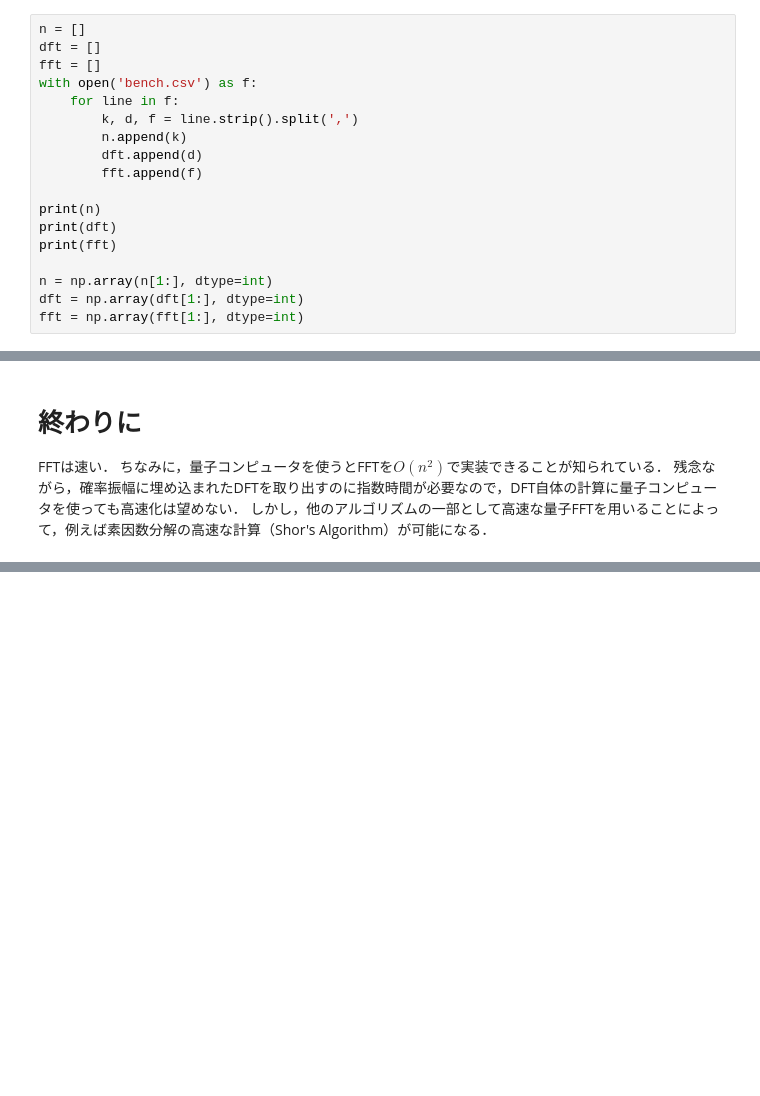
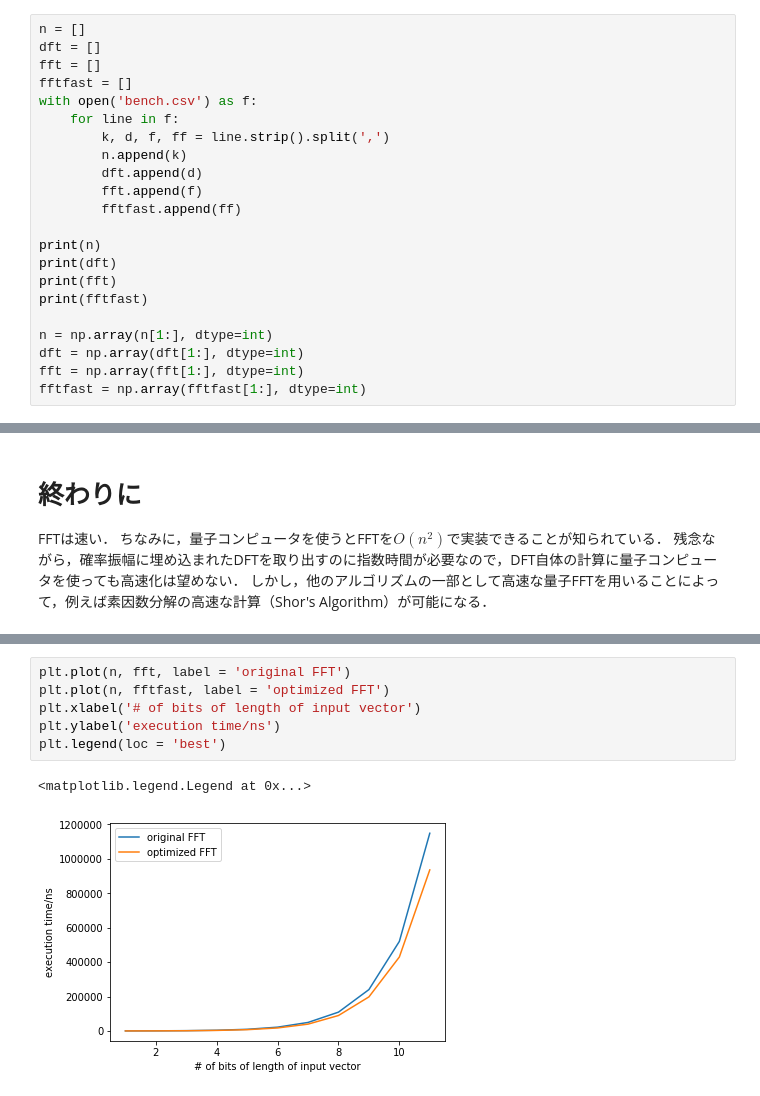
Before and after one commit to pandaman64/fft, a Jupyter notebook: bench.ipynb, the cells around one changed output, grey strips where cells are left out. Drawn from its saved outputs; the diff is of its cells as text; blank space fills up the shorter version.

```diff
--- a/bench.ipynb
+++ b/bench.ipynb
@@ -17,20 +17,24 @@ import matplotlib.pyplot as plt
 n = []
 dft = []
 fft = []
+fftfast = []
 with open('bench.csv') as f:
     for line in f:
-        k, d, f = line.strip().split(',')
+        k, d, f, ff = line.strip().split(',')
         n.append(k)
         dft.append(d)
         fft.append(f)
+        fftfast.append(ff)
 
 print(n)
 print(dft)
 print(fft)
+print(fftfast)
 
 n = np.array(n[1:], dtype=int)
 dft = np.array(dft[1:], dtype=int)
 fft = np.array(fft[1:], dtype=int)
+fftfast = np.array(fftfast[1:], dtype=int)
 # %% [output]
 ['n', '1', '2', '3', '4', '5', '6', '7', '8', '9', '10', '11']
 ['dft', '158', '673', '2889', '10435', '41262', '168052', '668279', '2683292', '10676546', '40774923', '166462642']
@@ -115,0 +127,9 @@ FFTは速い．
+# %%
+plt.plot(n, fft, label = 'original FFT')
+plt.plot(n, fftfast, label = 'optimized FFT')
+plt.xlabel('# of bits of length of input vector')
+plt.ylabel('execution time/ns')
+plt.legend(loc = 'best')
+# %% [output]
+<matplotlib.legend.Legend at 0x...>
+[figure, added]
```
Also changed, not shown: parts of 4 cells of this notebook, 3 other files.
